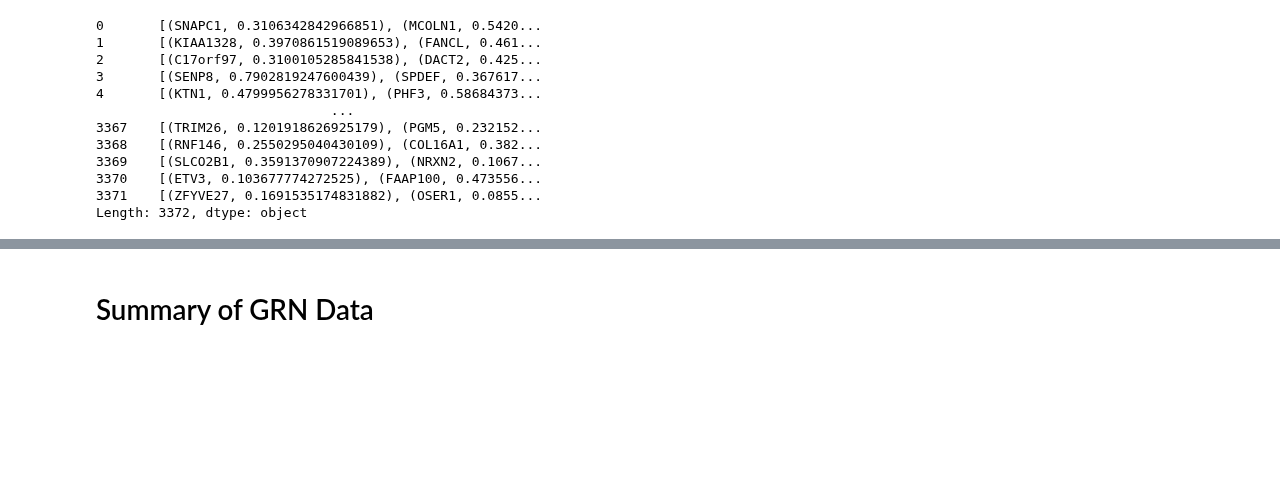
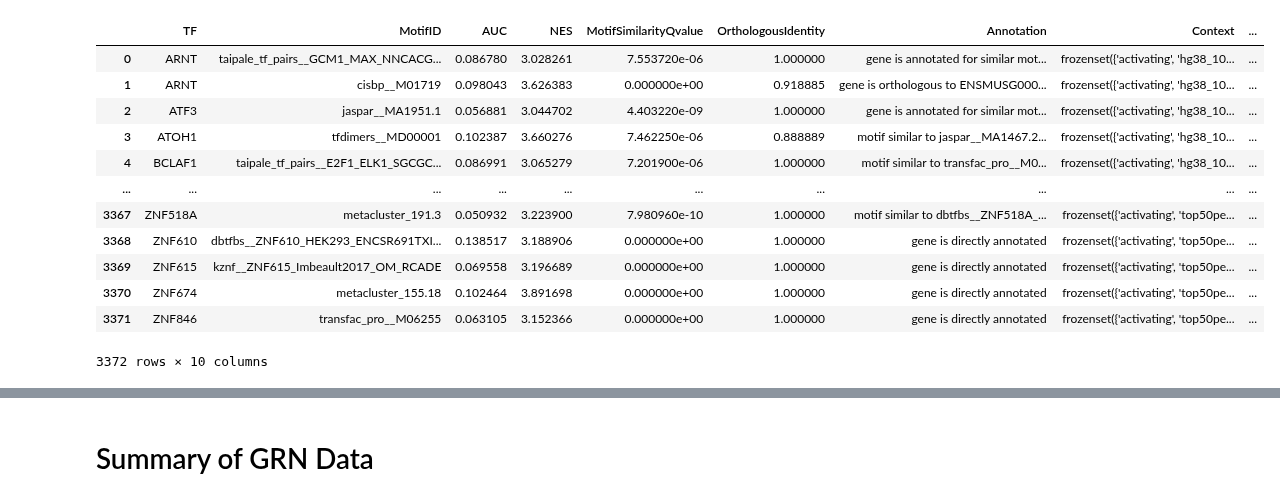
Before and after one commit to chickaroo/genereporter, a Jupyter notebook: src/network_viz.ipynb, the cells around one changed output, grey strips where cells are left out. Saved outputs shown, nothing was run; the diff lists cells and outputs as text; code cells hidden in the pictures; blank space fills up the shorter version.

```diff
--- a/src/network_viz.ipynb
+++ b/src/network_viz.ipynb
@@ -29,22 +24,24 @@ net.barnes_hut(gravity=-4000, central_gravity=1)
 def clean_target_genes(row):
     return eval(row['TargetGenes'])
 # %%
-adjacencies = pd.read_csv(os.path.join(wdir, f_adj))
-regulon = pd.read_csv(os.path.join(wdir, "SCENICfiles/reg.csv"))
+adjacencies = pd.read_csv("SCENICfiles/adj.csv")
+regulon = pd.read_csv("SCENICfiles/reg.csv")
 regulon.apply(clean_target_genes, axis=1)
+regulon
 # %% [output]
+|  | TF | MotifID | AUC | NES | MotifSimilarityQvalue | OrthologousIdentity | Annotation | Context | ... |
+| 0 | ARNT | taipale_tf_pairs__GCM1_MAX_NNCACG... | 0.086780 | 3.028261 | 7.553720e-06 | 1.000000 | gene is annotated for similar mot... | frozenset({'activating', 'hg38_10... | ... |
+| 1 | ARNT | cisbp__M01719 | 0.098043 | 3.626383 | 0.000000e+00 | 0.918885 | gene is orthologous to ENSMUSG000... | frozenset({'activating', 'hg38_10... | ... |
+| 2 | ATF3 | jaspar__MA1951.1 | 0.056881 | 3.044702 | 4.403220e-09 | 1.000000 | gene is annotated for similar mot... | frozenset({'activating', 'hg38_10... | ... |
+| 3 | ATOH1 | tfdimers__MD00001 | 0.102387 | 3.660276 | 7.462250e-06 | 0.888889 | motif similar to jaspar__MA1467.2... | frozenset({'activating', 'hg38_10... | ... |
+| 4 | BCLAF1 | taipale_tf_pairs__E2F1_ELK1_SGCGC... | 0.086991 | 3.065279 | 7.201900e-06 | 1.000000 | motif similar to transfac_pro__M0... | frozenset({'activating', 'hg38_10... | ... |
+| ... | ... | ... | ... | ... | ... | ... | ... | ... | ... |
+| 3367 | ZNF518A | metacluster_191.3 | 0.050932 | 3.223900 | 7.980960e-10 | 1.000000 | motif similar to dbtfbs__ZNF518A_... | frozenset({'activating', 'top50pe... | ... |
+| 3368 | ZNF610 | dbtfbs__ZNF610_HEK293_ENCSR691TXI... | 0.138517 | 3.188906 | 0.000000e+00 | 1.000000 | gene is directly annotated | frozenset({'activating', 'top50pe... | ... |
+| 3369 | ZNF615 | kznf__ZNF615_Imbeault2017_OM_RCADE | 0.069558 | 3.196689 | 0.000000e+00 | 1.000000 | gene is directly annotated | frozenset({'activating', 'top50pe... | ... |
+| 3370 | ZNF674 | metacluster_155.18 | 0.102464 | 3.891698 | 0.000000e+00 | 1.000000 | gene is directly annotated | frozenset({'activating', 'top50pe... | ... |
+| 3371 | ZNF846 | transfac_pro__M06255 | 0.063105 | 3.152366 | 0.000000e+00 | 1.000000 | gene is directly annotated | frozenset({'activating', 'top50pe... | ... |
-0       [(SNAPC1, 0.3106342842966851), (MCOLN1, 0.5420...
-1       [(KIAA1328, 0.3970861519089653), (FANCL, 0.461...
-2       [(C17orf97, 0.3100105285841538), (DACT2, 0.425...
-3       [(SENP8, 0.7902819247600439), (SPDEF, 0.367617...
-4       [(KTN1, 0.4799956278331701), (PHF3, 0.58684373...
-                              ...
-3367    [(TRIM26, 0.1201918626925179), (PGM5, 0.232152...
-3368    [(RNF146, 0.2550295040430109), (COL16A1, 0.382...
-3369    [(SLCO2B1, 0.3591370907224389), (NRXN2, 0.1067...
-3370    [(ETV3, 0.103677774272525), (FAAP100, 0.473556...
-3371    [(ZFYVE27, 0.1691535174831882), (OSER1, 0.0855...
-Length: 3372, dtype: object
+3372 rows × 10 columns
 # %%
 # find all regulons that have GOI (CASP8) in their target genes
 def find_regulons(df, GOI):
```
Also changed, not shown: parts of 13 cells of this notebook, 2 other files.
